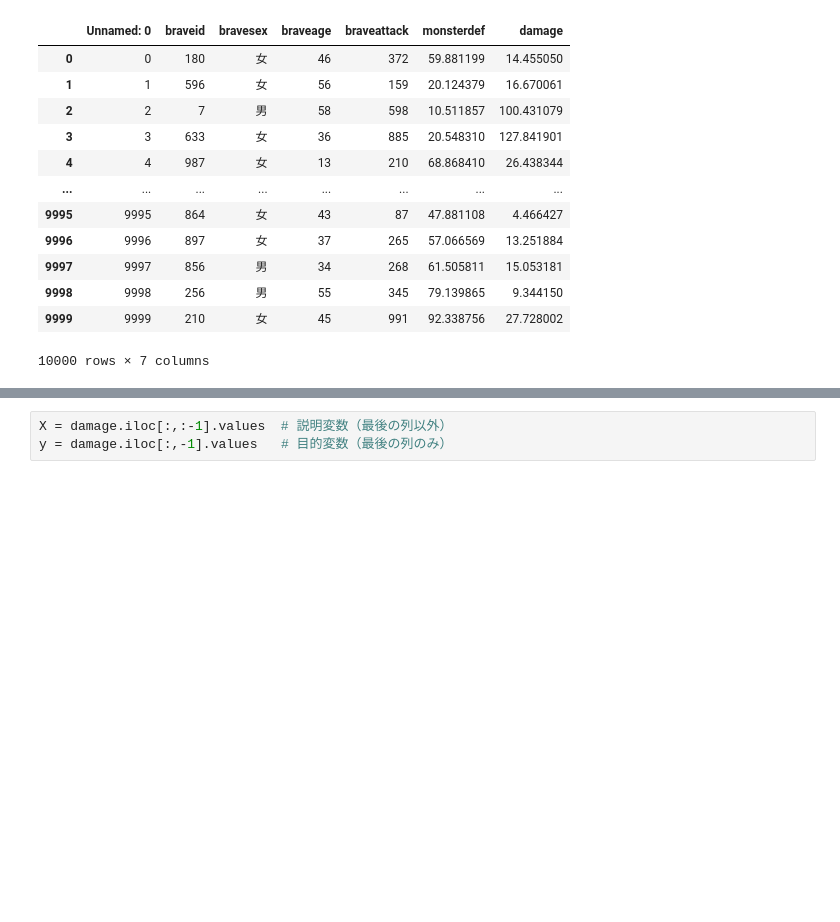
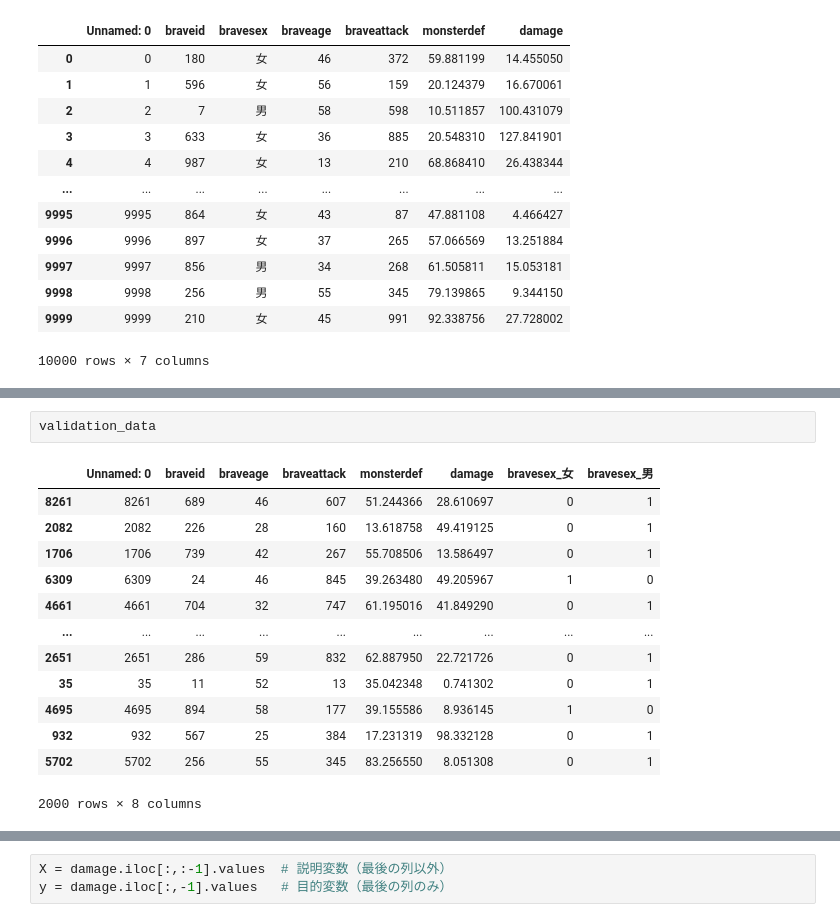
Before and after one commit to t-akzw/aws-samples, a Jupyter notebook: dd/第7回ちょっぴりDD事前準備.ipynb, the cells around one changed output, grey strips where cells are left out. Saved outputs shown, nothing was run; the diff lists cells and outputs as text; blank space fills up the shorter version.

```diff
--- a/dd/第7回ちょっぴりDD事前準備.ipynb
+++ b/dd/第7回ちょっぴりDD事前準備.ipynb
@@ -284,0 +251,16 @@ damage
+# %%
+validation_data
+# %% [output]
+|  | Unnamed: 0 | braveid | braveage | braveattack | monsterdef | damage | bravesex_女 | bravesex_男 |
+| 8261 | 8261 | 689 | 46 | 607 | 51.244366 | 28.610697 | 0 | 1 |
+| 2082 | 2082 | 226 | 28 | 160 | 13.618758 | 49.419125 | 0 | 1 |
+| 1706 | 1706 | 739 | 42 | 267 | 55.708506 | 13.586497 | 0 | 1 |
+| 6309 | 6309 | 24 | 46 | 845 | 39.263480 | 49.205967 | 1 | 0 |
+| 4661 | 4661 | 704 | 32 | 747 | 61.195016 | 41.849290 | 0 | 1 |
+| ... | ... | ... | ... | ... | ... | ... | ... | ... |
+| 2651 | 2651 | 286 | 59 | 832 | 62.887950 | 22.721726 | 0 | 1 |
+| 35 | 35 | 11 | 52 | 13 | 35.042348 | 0.741302 | 0 | 1 |
+| 4695 | 4695 | 894 | 58 | 177 | 39.155586 | 8.936145 | 1 | 0 |
+| 932 | 932 | 567 | 25 | 384 | 17.231319 | 98.332128 | 0 | 1 |
+| 5702 | 5702 | 256 | 55 | 345 | 83.256550 | 8.051308 | 0 | 1 |
+2000 rows × 8 columns
```
Also changed, not shown: parts of 15 cells of this notebook, 2 other files.
